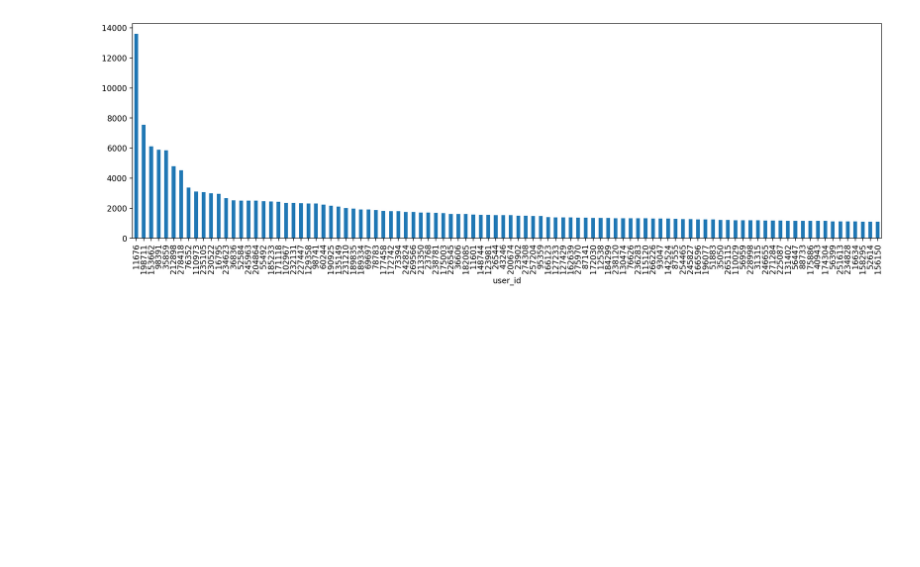
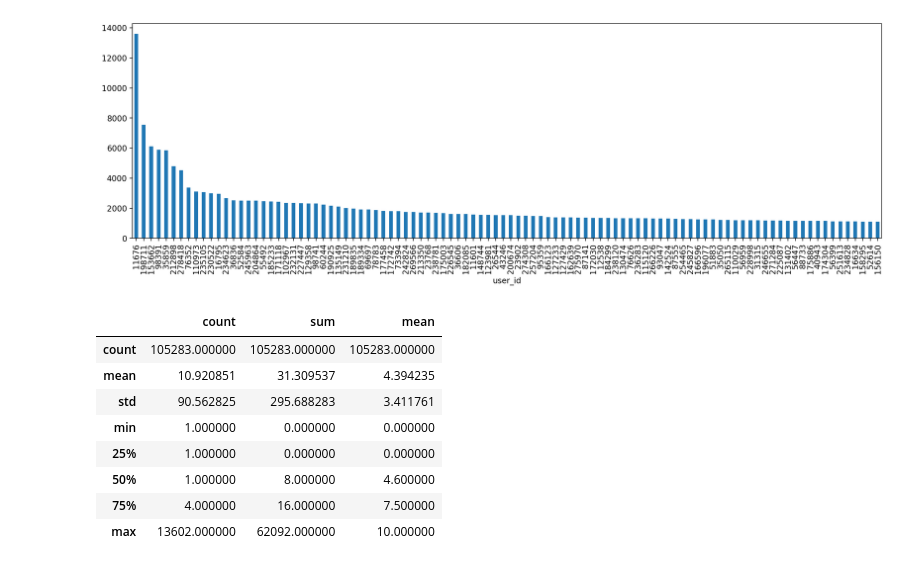
Before and after one commit to tjdharamsi/E4571-Personalisation-Theory-Project, a Jupyter notebook: analysis/exploratory-data-analysis.ipynb, the cells around one changed output. Saved outputs shown, nothing was run; the diff lists cells and outputs as text; code cells hidden in the pictures; blank space fills up the shorter version.

```diff
--- a/analysis/exploratory-data-analysis.ipynb
+++ b/analysis/exploratory-data-analysis.ipynb
@@ -77 +81,13 @@ users = ratings.groupby('user_id').count()['book_rating']
+# %%
+users.describe()
+# %% [output]
+|  | count | sum | mean |
+| count | 105283.000000 | 105283.000000 | 105283.000000 |
+| mean | 10.920851 | 31.309537 | 4.394235 |
+| std | 90.562825 | 295.688283 | 3.411761 |
+| min | 1.000000 | 0.000000 | 0.000000 |
+| 25% | 1.000000 | 0.000000 | 0.000000 |
+| 50% | 1.000000 | 8.000000 | 4.600000 |
+| 75% | 4.000000 | 16.000000 | 7.500000 |
+| max | 13602.000000 | 62092.000000 | 10.000000 |
 # %%
```
Also changed, not shown: parts of 8 cells of this notebook.
